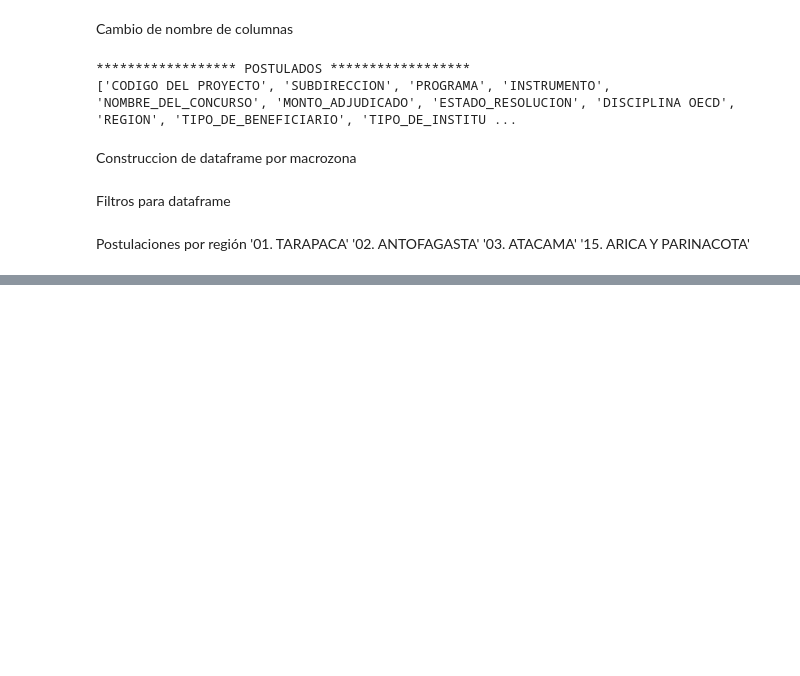
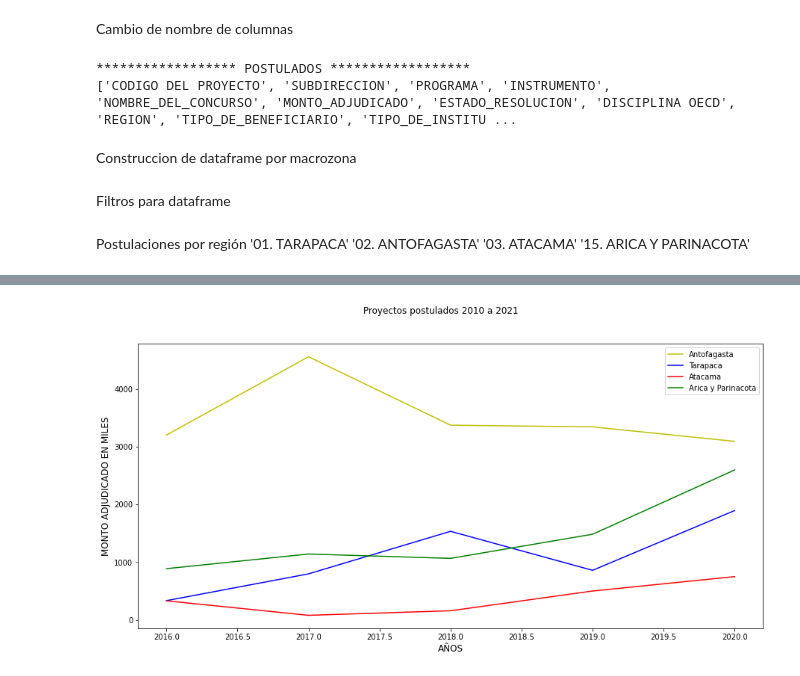
Before and after one commit to SEREMICTCI/DatosMacrozonales, a Jupyter notebook: src/proyectos_postulados_anid.ipynb, the cells around one changed output, grey strips where cells are left out. Drawn from its saved outputs; the diff is of its cells as text; code cells hidden in the pictures; blank space fills up the shorter version.

```diff
--- a/src/proyectos_postulados_anid.ipynb
+++ b/src/proyectos_postulados_anid.ipynb
@@ -91,0 +110,18 @@ AttributeError: 'DataFrame' object has no attribute 'ESTADO_RESOLUCION_CONCURSO'
+# %%
+
+
+fig, ax = plt.subplots(figsize=(15,7))
+
+dfAntofagasta[dfAntofagasta.ESTADO_RESOLUCION=='ADJUDICADO'].groupby(['AÑO']).sum()['MONTO_ADJUDICADO'].plot(ax=ax,label = 'Antofagasta',color='y')
+dfTarapaca[dfTarapaca.ESTADO_RESOLUCION=='ADJUDICADO'].groupby(['AÑO']).sum()['MONTO_ADJUDICADO'].plot(ax=ax,label = 'Tarapaca',color='b')
+dfAtacama[dfAtacama.ESTADO_RESOLUCION=='ADJUDICADO'].groupby(['AÑO']).sum()['MONTO_ADJUDICADO'].plot(ax=ax,label = 'Atacama',color='r')
+dfAricaParinacota[dfAricaParinacota.ESTADO_RESOLUCION=='ADJUDICADO'].groupby(['AÑO']).sum()['MONTO_ADJUDICADO'].plot(ax=ax,label = 'Arica y Parinacota',color='g')
+
+plt.suptitle('Proyectos postulados 2010 a 2021')
+plt.ylabel('MONTO ADJUDICADO EN MILES',fontsize=12)
+plt.xlabel('AÑOS',fontsize=12)
+plt.legend()
+
+plt.show()
+# %% [output]
+[figure, added]
```
Also changed, not shown: parts of 5 cells of this notebook, 1 other file.
